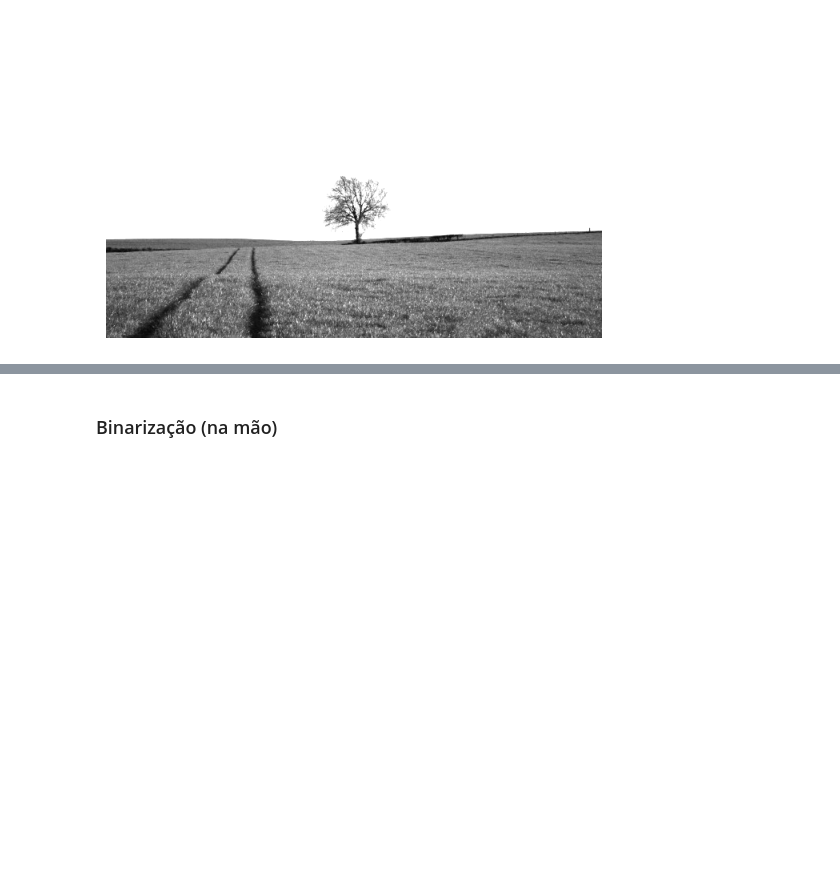
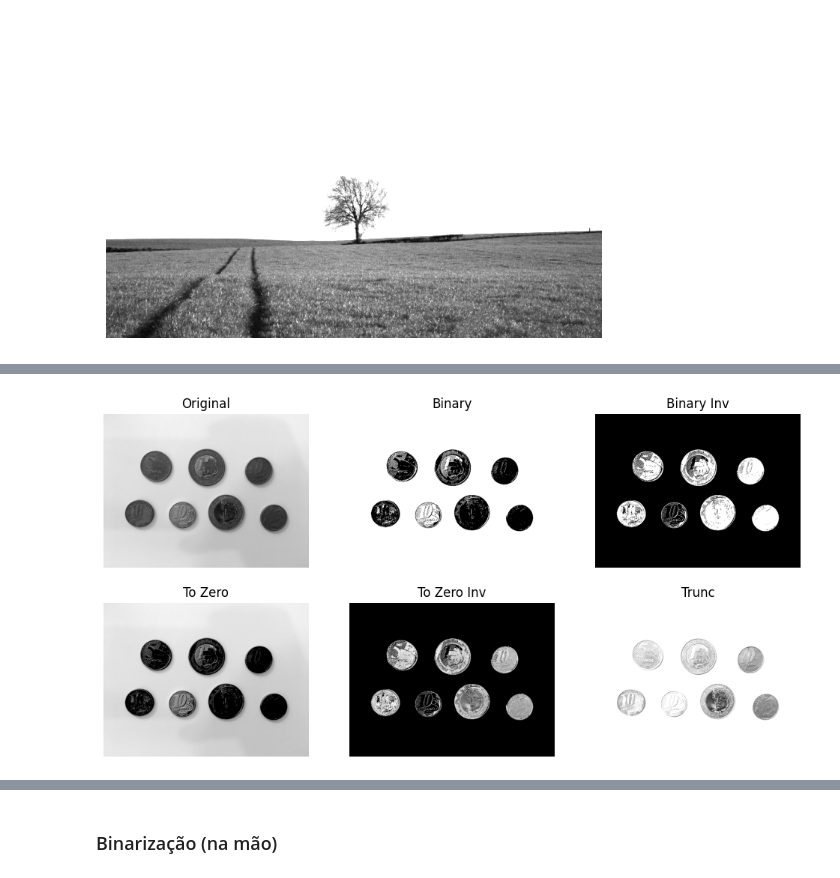
Before and after one commit to DiogoBotton/Computer_Vision_Learn, a Jupyter notebook: Segmentacao_de_Imagens/Segmentacao_Tecnicas_Classicas/tipos_limiarizacao.ipynb, the cells around one changed output, grey strips where cells are left out. Cells and saved outputs as stored; diff of their text form; code cells hidden in the pictures; blank space fills up the shorter version.

```diff
--- a/Segmentacao_de_Imagens/Segmentacao_Tecnicas_Classicas/tipos_limiarizacao.ipynb
+++ b/Segmentacao_de_Imagens/Segmentacao_Tecnicas_Classicas/tipos_limiarizacao.ipynb
@@ -115,0 +156,8 @@ plt.axis('off')
+# %%
+moedas = cv2.imread('images/moedas01.jpg')
+moedas = cv2.cvtColor(moedas, cv2.COLOR_BGR2RGB)
+moedas_grayscale = cv2.cvtColor(moedas, cv2.COLOR_RGB2GRAY)
+
+limiarizacao(moedas_grayscale, 100)
+# %% [output]
+[figure, added]
```
Also changed, not shown: parts of 11 cells of this notebook.
